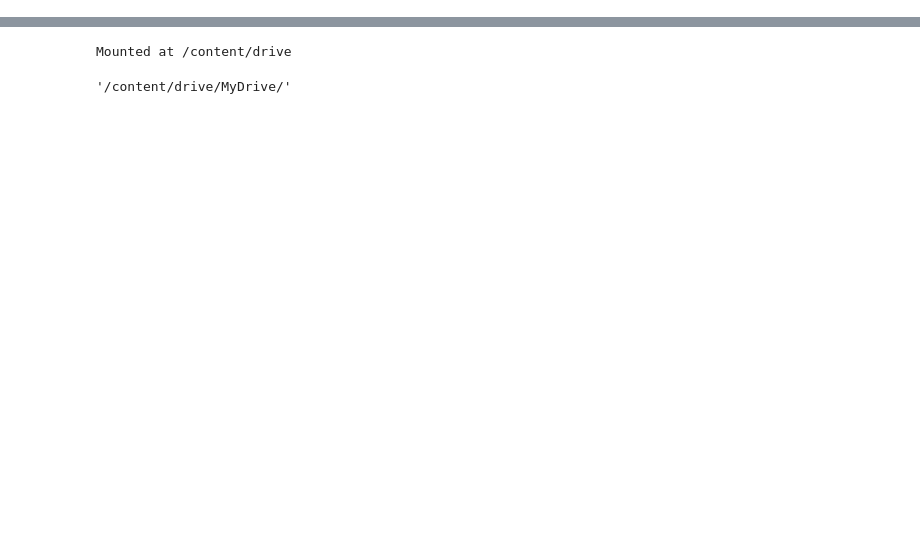
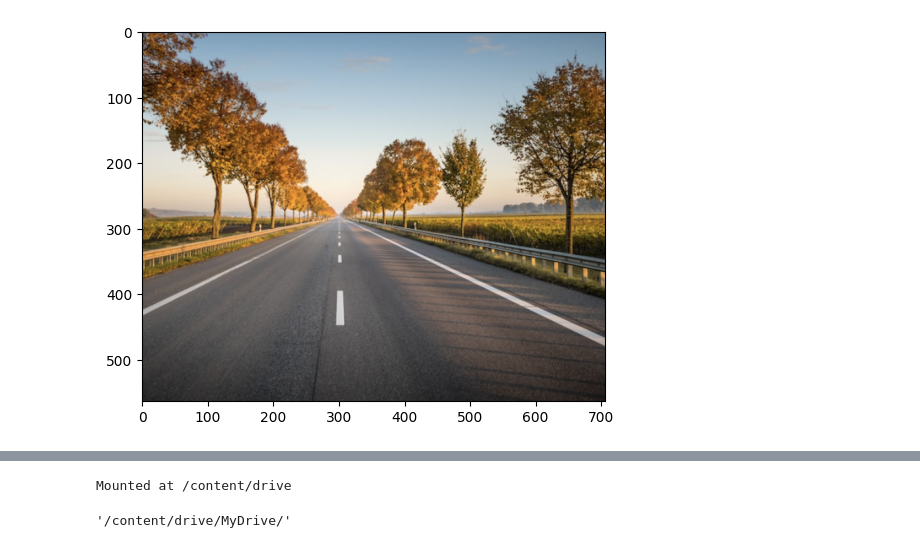
Before and after one commit to bilalgodesto/fyp, a Jupyter notebook: ResNet50.ipynb, the cells around one changed output, grey strips where cells are left out. Cells and saved outputs as stored; diff of their text form; code cells hidden in the pictures; blank space fills up the shorter version.

Commit message:
files for presentations

```diff
--- a/ResNet50.ipynb
+++ b/ResNet50.ipynb
@@ -0,0 +14,79 @@
+# %%
+import torch
+from torchvision.models import resnet50
+from torchvision import transforms
+
+device = torch.device("cuda:0" if torch.cuda.is_available() else "cpu")
+
+MODEL_URL = 'https://fypphotos.s3.amazonaws.com/resnet_model_final_presentation.pth'
+
+# Load the model directly from the URL
+model_weights = torch.hub.load_state_dict_from_url(MODEL_URL, map_location='cpu')
+
+# Define the model architecture
+fyp_model = resnet50(pretrained=False)
+fyp_model.fc = torch.nn.Linear(2048, 2)  # Adjust the output layer
+
+# Load the weights into the model
+fyp_model.load_state_dict(model_weights)
+fyp_model = fyp_model.to(device)
+
+
+
+
+from PIL import Image  # Import the Image class
+from torchvision import transforms
+import matplotlib.pyplot as plt
+from google.colab import files
+import io
+
+import pandas as pd
+
+transform = transforms.Compose([
+    transforms.Lambda(lambda image: image.convert('RGB')),  # convert to RGB
+    transforms.Resize((224, 224)),  # ResNet requires 224x224 images
+    transforms.ToTensor(),
+])
+
+
+def predict_scenic(model, device, transform):
+    # Create upload file field
+    uploaded = files.upload()
+
+    # Load and preprocess the uploaded image
+    for fn in uploaded.keys():
+        print('User uploaded file "{name}" with length {length} bytes'.format(
+            name=fn, length=len(uploaded[fn])))
+
+        # Load the image and convert it to RGB
+        image = Image.open(io.BytesIO(uploaded[fn])).convert('RGB')
+        # Show the uploaded image
+        plt.imshow(image)
+        plt.show()
+        # Apply the same transformations as during training
+        image = transform(image)
+
+        # Add an extra dimension for batch (ResNet expects a batch)
+        image = image.unsqueeze(0)
+
+        # Ensure the model is in evaluation mode
+        model.eval()
+
+        # Move the image to the device used during training (CPU or GPU)
+        image = image.to(device)
+
+        # Make the prediction
+        output = model(image)
+
+        # Convert output probabilities to predicted class (0 or 1)
+        _, preds = torch.max(output, 1)
+
+        # Output the prediction
+        if preds.item() == 1:
+            return 'The image is scenic.'
+        else:
+            return 'The image is not scenic.'
+
+# Use the function
+print(predict_scenic(fyp_model, device, transform))
+# %% [output]
@@ -0,0 +96 @@
+[figure, added]
```
Also changed, not shown: parts of 24 cells of this notebook, 3 other files.
